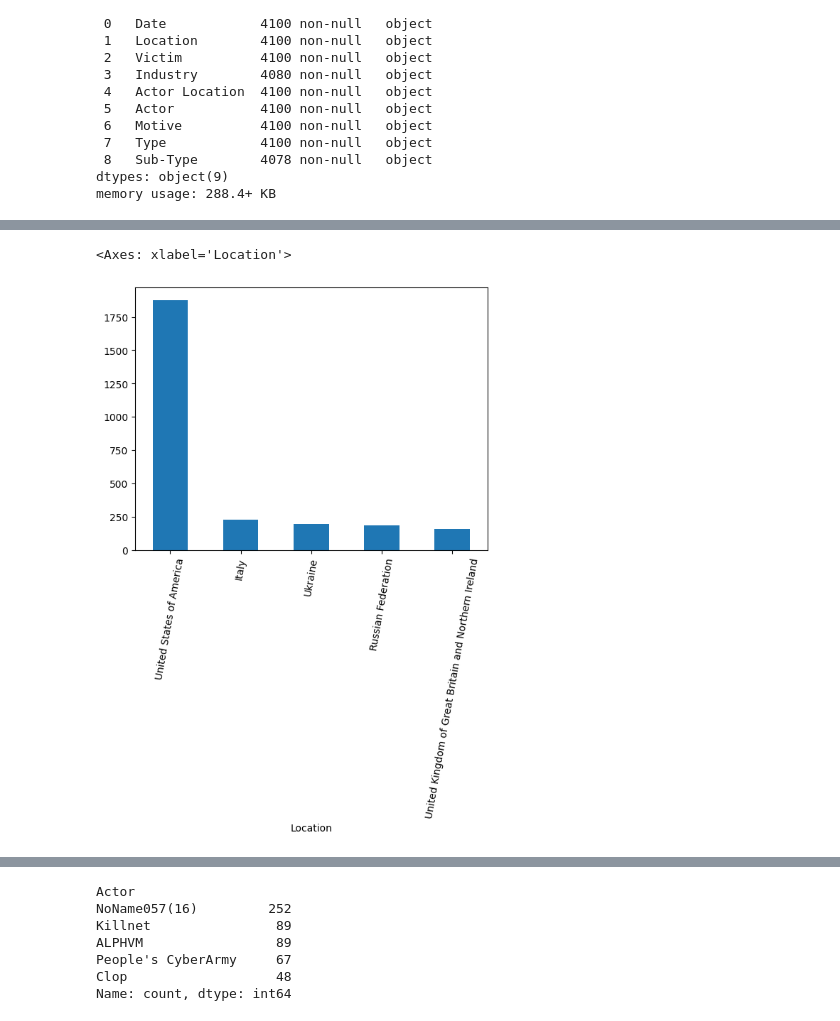
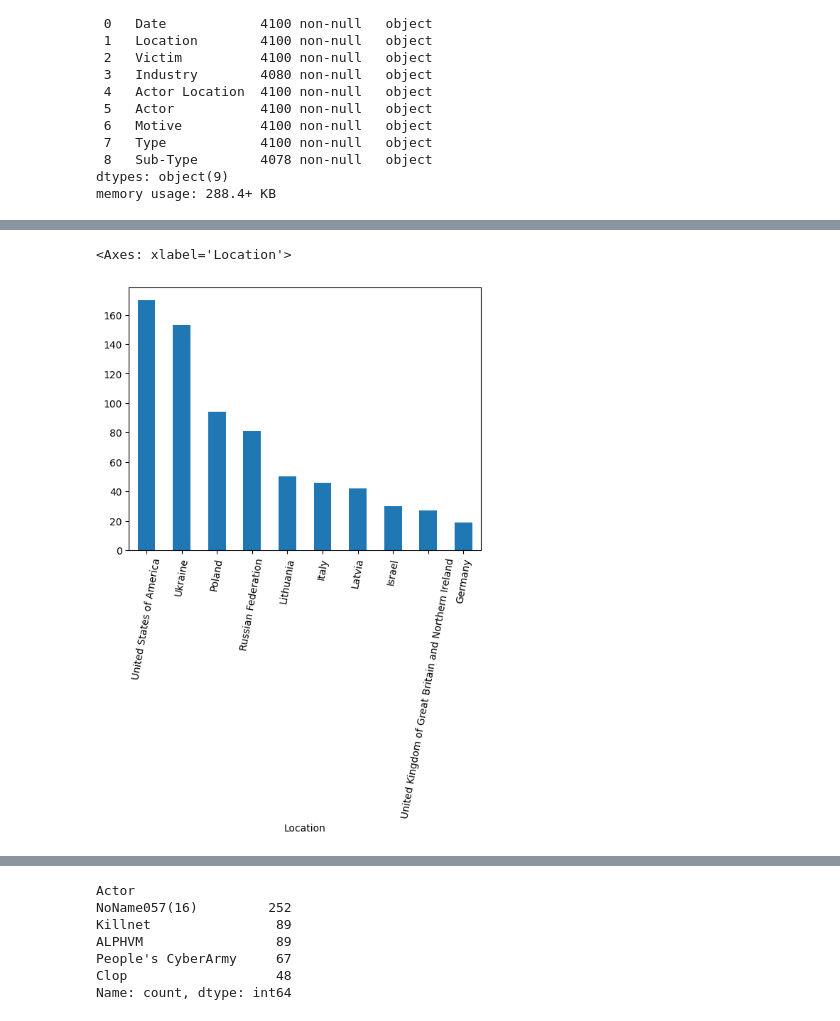
Before and after one commit to Sof0-0/CMPS3160_Project_CyberAttacks, a Jupyter notebook: DSProject.ipynb, the cells around one changed output, grey strips where cells are left out. Cells and saved outputs as stored; diff of their text form; code cells hidden in the pictures.

```diff
--- a/DSProject.ipynb
+++ b/DSProject.ipynb
@@ -323,6 +341,6 @@ df_attack.describe()
 # %%
-df_attack['Location'].value_counts().head().plot.bar(rot=80) # Figure out how to cut long values (map?)
+filtered_att['Location'].value_counts().head(n=10).plot.bar(rot=80) # Figure out how to cut long values (map?)
 # %% [output]
 <Axes: xlabel='Location'>
-[figure, old version]
+[figure, new version]
 # %% [markdown]
```
Also changed, not shown: parts of 17 cells of this notebook.
